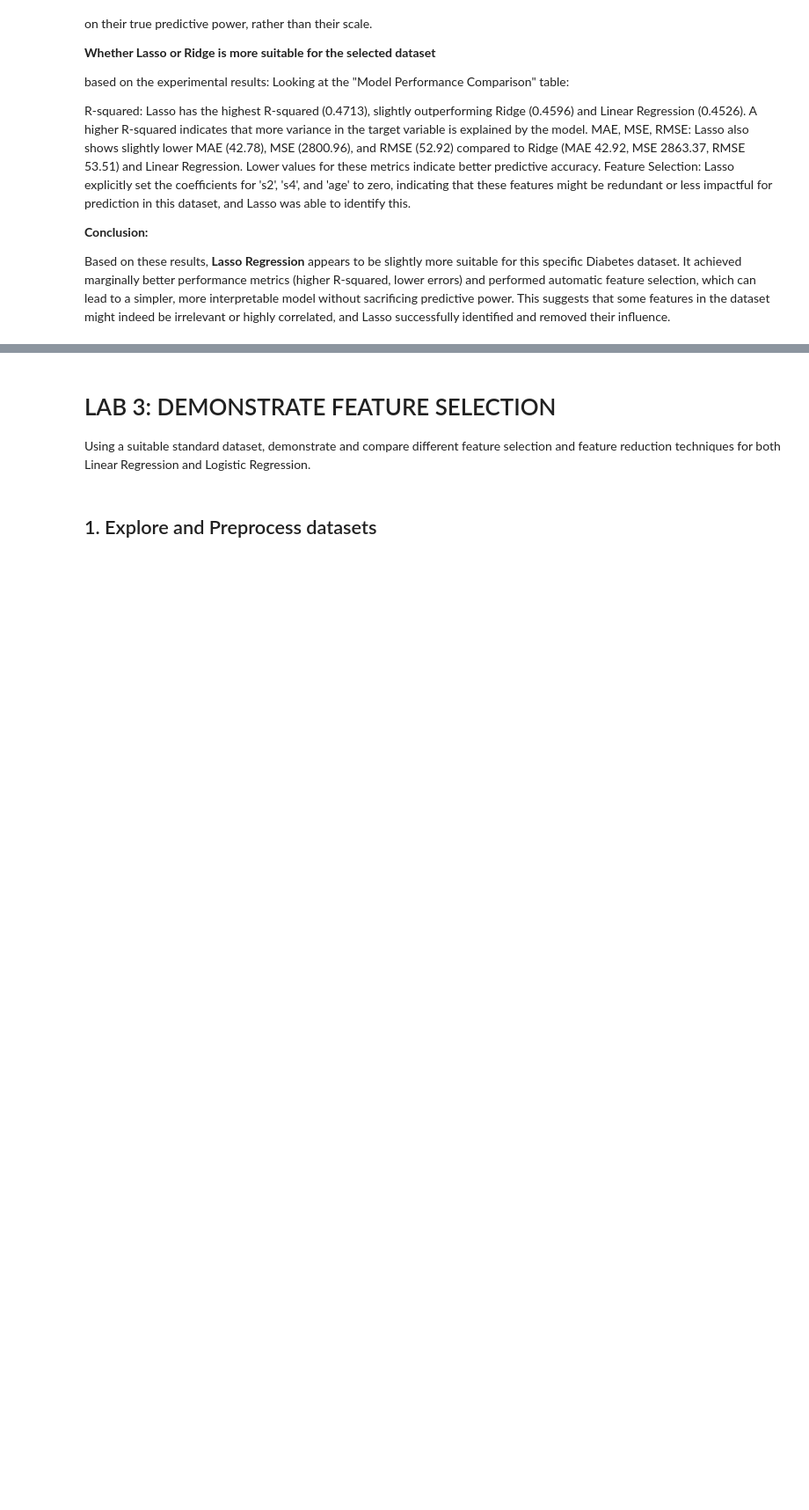
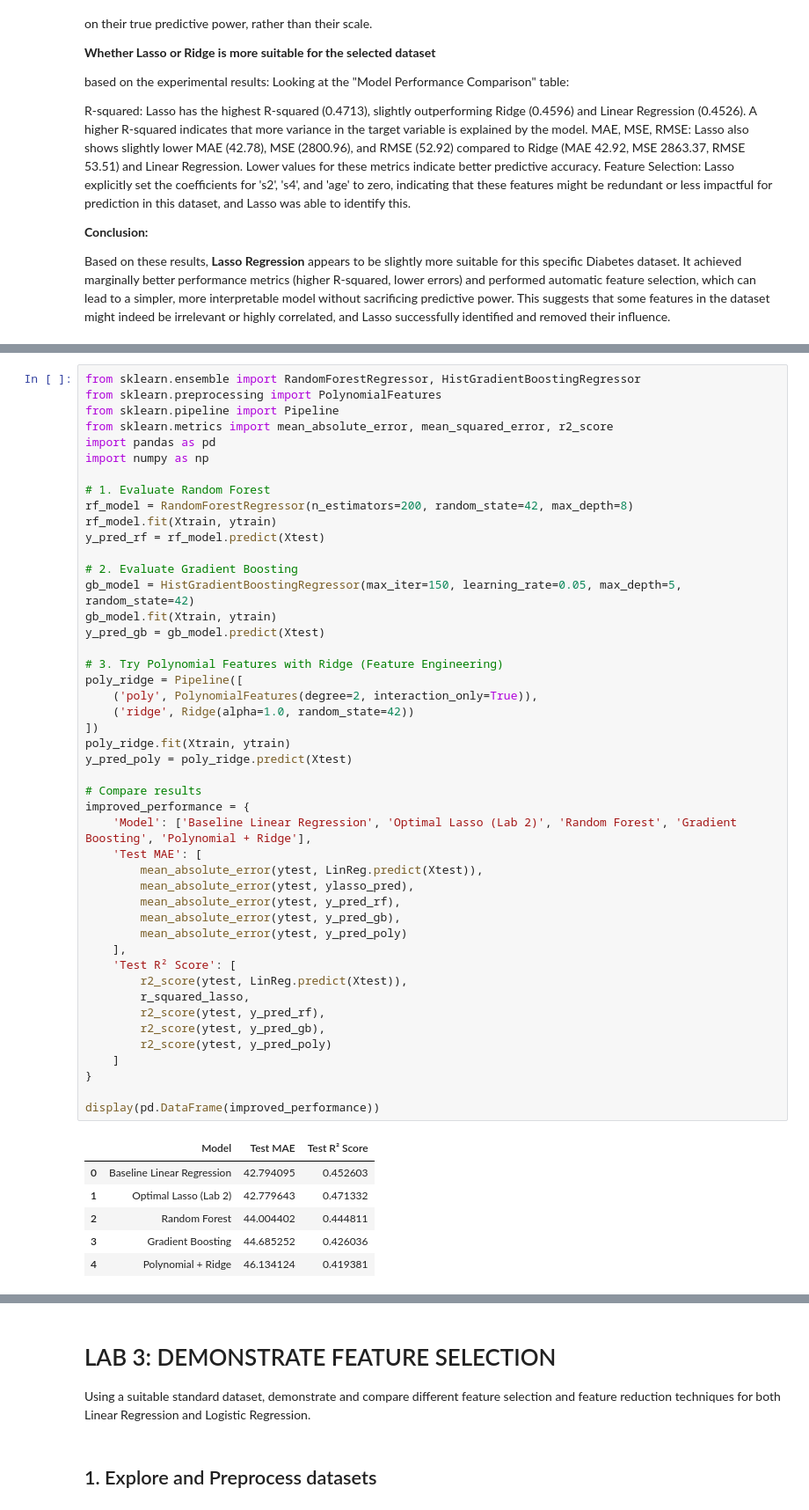
Before and after one commit to 5und4r/MachineLearningLab, a Jupyter notebook: MachineLearningLabII.ipynb, the cells around one changed output, grey strips where cells are left out. Shown at 88% size. Saved outputs shown, nothing was run; the diff lists cells and outputs as text; blank space fills up the shorter version.

```diff
--- a/MachineLearningLabII.ipynb
+++ b/MachineLearningLabII.ipynb
@@ -979,0 +984,53 @@ Based on these results, **Lasso Regression** appears to be slightly more suitabl
+# %%
+from sklearn.ensemble import RandomForestRegressor, HistGradientBoostingRegressor
+from sklearn.preprocessing import PolynomialFeatures
+from sklearn.pipeline import Pipeline
+from sklearn.metrics import mean_absolute_error, mean_squared_error, r2_score
+import pandas as pd
+import numpy as np
+
+# 1. Evaluate Random Forest
+rf_model = RandomForestRegressor(n_estimators=200, random_state=42, max_depth=8)
+rf_model.fit(Xtrain, ytrain)
+y_pred_rf = rf_model.predict(Xtest)
+
+# 2. Evaluate Gradient Boosting
+gb_model = HistGradientBoostingRegressor(max_iter=150, learning_rate=0.05, max_depth=5, random_state=42)
+gb_model.fit(Xtrain, ytrain)
+y_pred_gb = gb_model.predict(Xtest)
+
+# 3. Try Polynomial Features with Ridge (Feature Engineering)
+poly_ridge = Pipeline([
+    ('poly', PolynomialFeatures(degree=2, interaction_only=True)),
+    ('ridge', Ridge(alpha=1.0, random_state=42))
+])
+poly_ridge.fit(Xtrain, ytrain)
+y_pred_poly = poly_ridge.predict(Xtest)
+
+# Compare results
+improved_performance = {
+    'Model': ['Baseline Linear Regression', 'Optimal Lasso (Lab 2)', 'Random Forest', 'Gradient Boosting', 'Polynomial + Ridge'],
+    'Test MAE': [
+        mean_absolute_error(ytest, LinReg.predict(Xtest)),
+        mean_absolute_error(ytest, ylasso_pred),
+        mean_absolute_error(ytest, y_pred_rf),
+        mean_absolute_error(ytest, y_pred_gb),
+        mean_absolute_error(ytest, y_pred_poly)
+    ],
+    'Test R² Score': [
+        r2_score(ytest, LinReg.predict(Xtest)),
+        r_squared_lasso,
+        r2_score(ytest, y_pred_rf),
+        r2_score(ytest, y_pred_gb),
+        r2_score(ytest, y_pred_poly)
+    ]
+}
+
+display(pd.DataFrame(improved_performance))
+# %% [output]
+|  | Model | Test MAE | Test R² Score |
+| 0 | Baseline Linear Regression | 42.794095 | 0.452603 |
+| 1 | Optimal Lasso (Lab 2) | 42.779643 | 0.471332 |
+| 2 | Random Forest | 44.004402 | 0.444811 |
+| 3 | Gradient Boosting | 44.685252 | 0.426036 |
+| 4 | Polynomial + Ridge | 46.134124 | 0.419381 |
```
Also changed, not shown: parts of 22 cells of this notebook.
